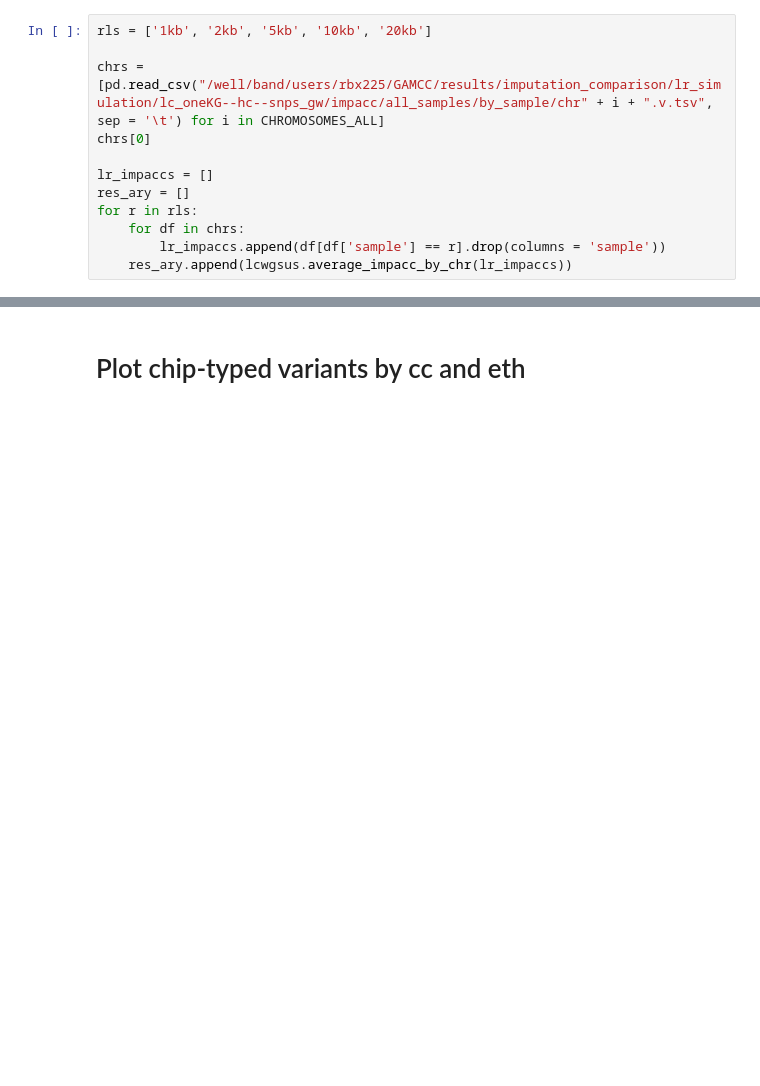
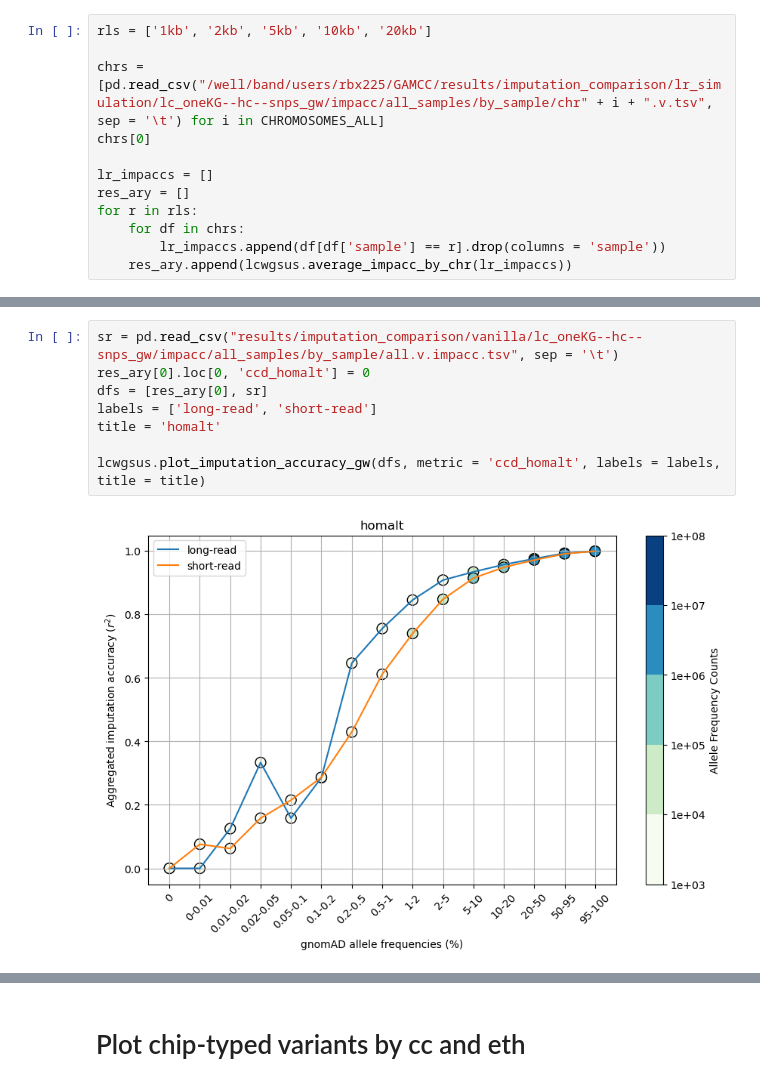
Before and after one commit to Suuuuuuuus/LCWGS_pipeline, a Jupyter notebook: scripts/notebooks/lcwgs_plot.ipynb, the cells around one changed output, grey strips where cells are left out. Drawn from its saved outputs; the diff is of its cells as text; blank space fills up the shorter version.

```diff
--- a/scripts/notebooks/lcwgs_plot.ipynb
+++ b/scripts/notebooks/lcwgs_plot.ipynb
@@ -216 +235,11 @@ sr = pd.read_csv("results/imputation_comparison/vanilla/lc_oneKG--hc--snps_gw/im
+# %%
+sr = pd.read_csv("results/imputation_comparison/vanilla/lc_oneKG--hc--snps_gw/impacc/all_samples/by_sample/all.v.impacc.tsv", sep = '\t')
+res_ary[0].loc[0, 'ccd_homalt'] = 0
+dfs = [res_ary[0], sr]
+labels = ['long-read', 'short-read']
+title = 'homalt'
+
+lcwgsus.plot_imputation_accuracy_gw(dfs, metric = 'ccd_homalt', labels = labels, title = title)
+# %% [output]
+[figure, added]
 # %%
```
Also changed, not shown: parts of 5 cells of this notebook.
